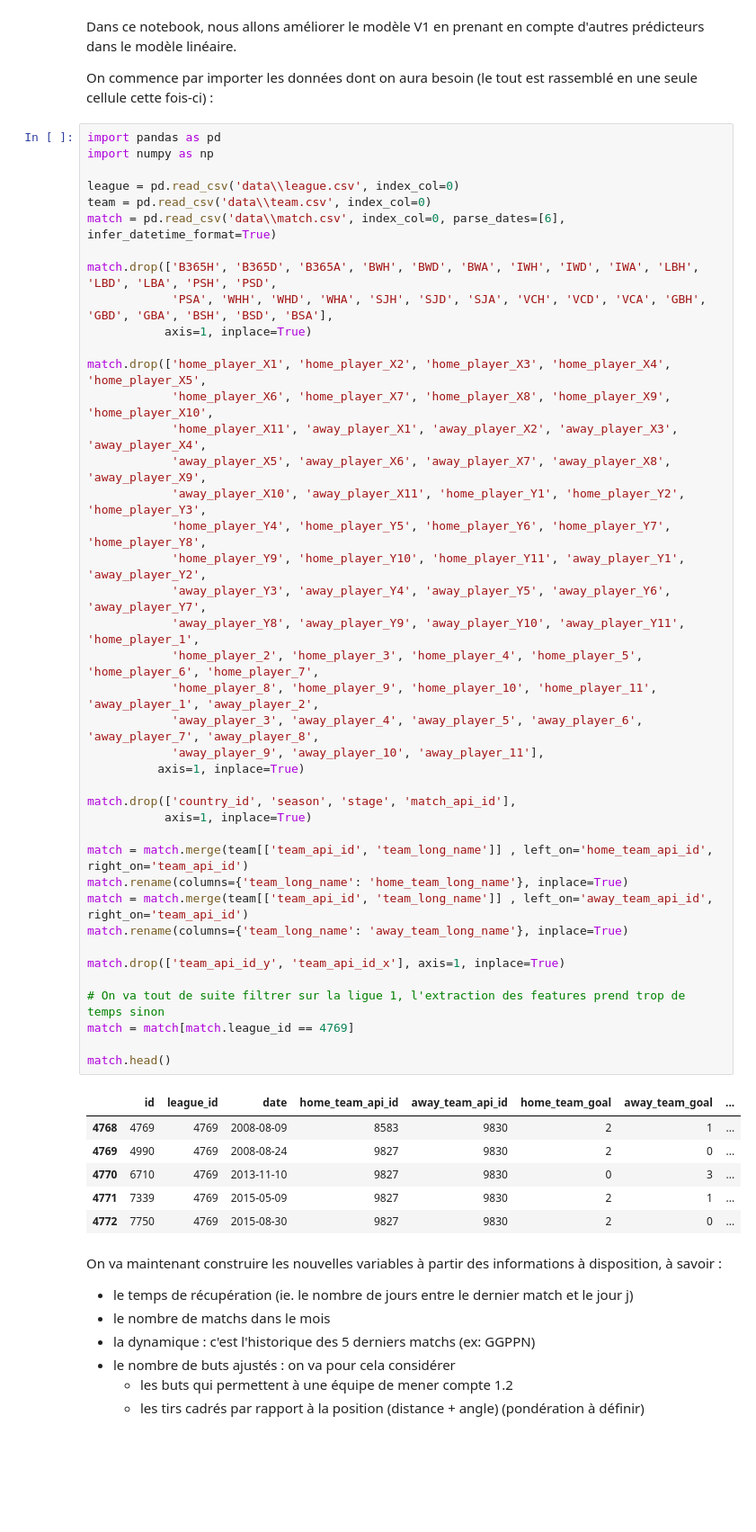
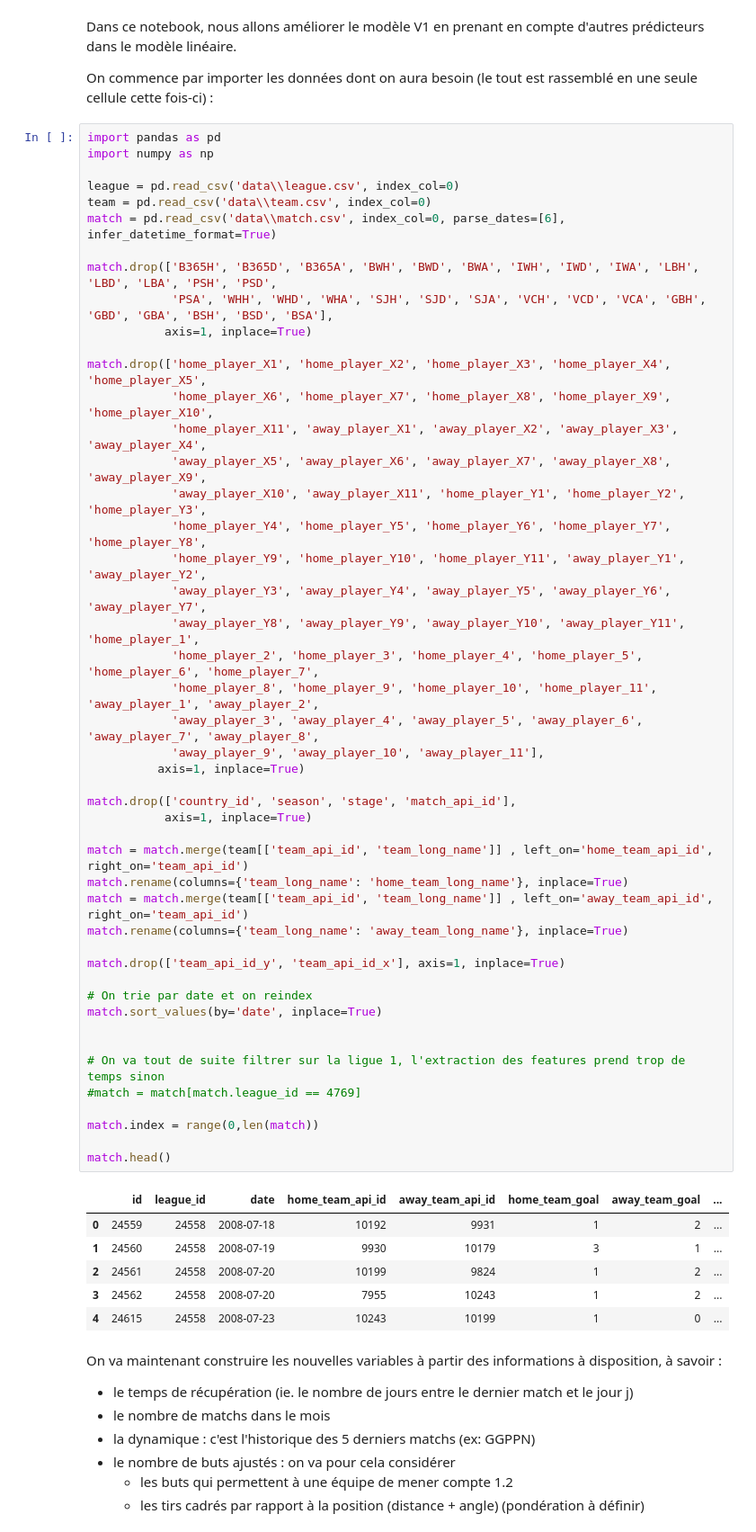
Before and after one commit to alexisrosuel/Football-predictions, a Jupyter notebook: V2.ipynb, the cells around one changed output. Shown at 90% size. Cells and saved outputs as stored; diff of their text form; blank space fills up the shorter version.

```diff
--- a/V2.ipynb
+++ b/V2.ipynb
@@ -21,39 +21,45 @@ match.drop(['B365H', 'B365D', 'B365A', 'BWH', 'BWD', 'BWA', 'IWH', 'IWD', 'IWA',
 match.drop(['home_player_X1', 'home_player_X2', 'home_player_X3', 'home_player_X4', 'home_player_X5',
             'home_player_X6', 'home_player_X7', 'home_player_X8', 'home_player_X9', 'home_player_X10',
             'home_player_X11', 'away_player_X1', 'away_player_X2', 'away_player_X3', 'away_player_X4',
             'away_player_X5', 'away_player_X6', 'away_player_X7', 'away_player_X8', 'away_player_X9',
             'away_player_X10', 'away_player_X11', 'home_player_Y1', 'home_player_Y2', 'home_player_Y3',
             'home_player_Y4', 'home_player_Y5', 'home_player_Y6', 'home_player_Y7', 'home_player_Y8',
             'home_player_Y9', 'home_player_Y10', 'home_player_Y11', 'away_player_Y1', 'away_player_Y2',
             'away_player_Y3', 'away_player_Y4', 'away_player_Y5', 'away_player_Y6', 'away_player_Y7',
             'away_player_Y8', 'away_player_Y9', 'away_player_Y10', 'away_player_Y11', 'home_player_1',
             'home_player_2', 'home_player_3', 'home_player_4', 'home_player_5', 'home_player_6', 'home_player_7',
             'home_player_8', 'home_player_9', 'home_player_10', 'home_player_11', 'away_player_1', 'away_player_2',
             'away_player_3', 'away_player_4', 'away_player_5', 'away_player_6', 'away_player_7', 'away_player_8',
             'away_player_9', 'away_player_10', 'away_player_11'],
           axis=1, inplace=True)
 
 match.drop(['country_id', 'season', 'stage', 'match_api_id'],
            axis=1, inplace=True)
 
 match = match.merge(team[['team_api_id', 'team_long_name']] , left_on='home_team_api_id', right_on='team_api_id')
 match.rename(columns={'team_long_name': 'home_team_long_name'}, inplace=True)
 match = match.merge(team[['team_api_id', 'team_long_name']] , left_on='away_team_api_id', right_on='team_api_id')
 match.rename(columns={'team_long_name': 'away_team_long_name'}, inplace=True)
 
 match.drop(['team_api_id_y', 'team_api_id_x'], axis=1, inplace=True)
 
+# On trie par date et on reindex
+match.sort_values(by='date', inplace=True)
+
+
 # On va tout de suite filtrer sur la ligue 1, l'extraction des features prend trop de temps sinon
-match = match[match.league_id == 4769]
+#match = match[match.league_id == 4769]
+
+match.index = range(0,len(match))
 
 match.head()
 # %% [output]
 |  | id | league_id | date | home_team_api_id | away_team_api_id | home_team_goal | away_team_goal | ... |
-| 4768 | 4769 | 4769 | 2008-08-09 | 8583 | 9830 | 2 | 1 | ... |
-| 4769 | 4990 | 4769 | 2008-08-24 | 9827 | 9830 | 2 | 0 | ... |
-| 4770 | 6710 | 4769 | 2013-11-10 | 9827 | 9830 | 0 | 3 | ... |
-| 4771 | 7339 | 4769 | 2015-05-09 | 9827 | 9830 | 2 | 1 | ... |
-| 4772 | 7750 | 4769 | 2015-08-30 | 9827 | 9830 | 2 | 0 | ... |
+| 0 | 24559 | 24558 | 2008-07-18 | 10192 | 9931 | 1 | 2 | ... |
+| 1 | 24560 | 24558 | 2008-07-19 | 9930 | 10179 | 3 | 1 | ... |
+| 2 | 24561 | 24558 | 2008-07-20 | 10199 | 9824 | 1 | 2 | ... |
+| 3 | 24562 | 24558 | 2008-07-20 | 7955 | 10243 | 1 | 2 | ... |
+| 4 | 24615 | 24558 | 2008-07-23 | 10243 | 10199 | 1 | 0 | ... |
 # %% [markdown]
 On va maintenant construire les nouvelles variables à partir des informations à disposition, à savoir :
 - le temps de récupération (ie. le nombre de jours entre le dernier match et le jour j)
```
Also changed, not shown: parts of 91 cells of this notebook.
